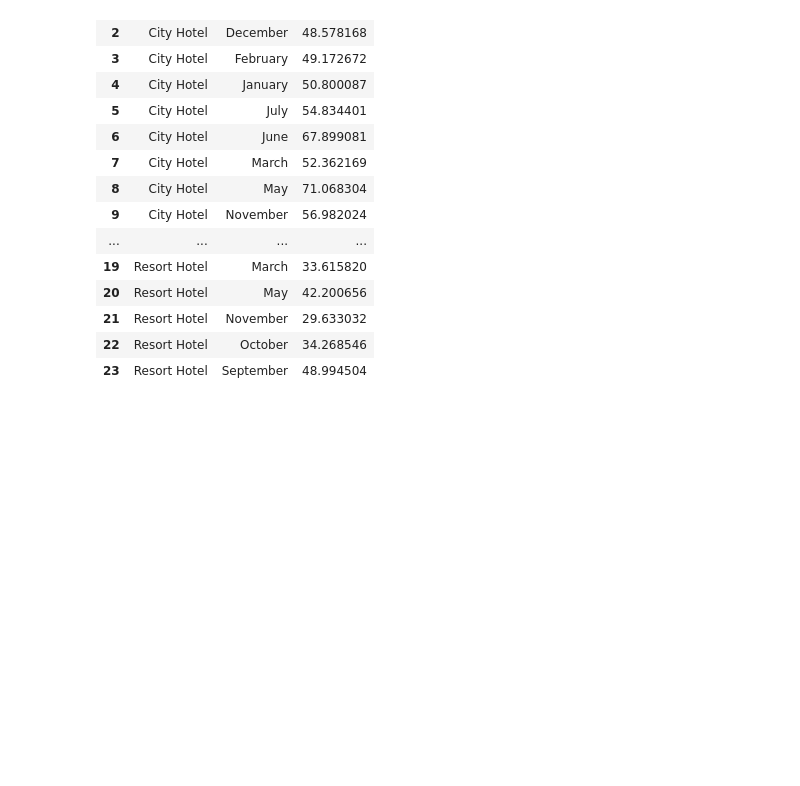
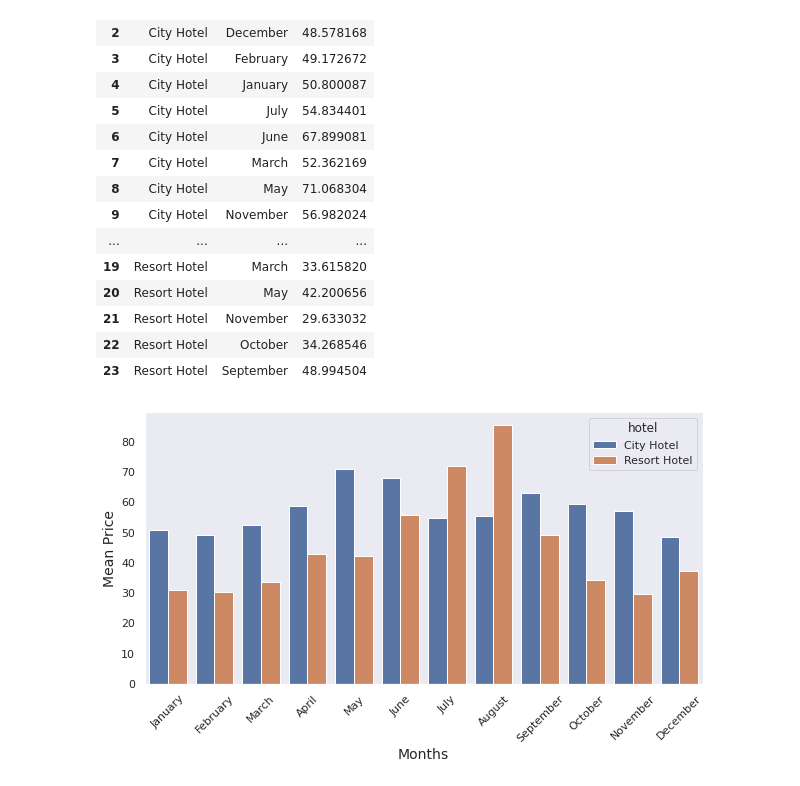
Before and after one commit to axpat/hotel_booking-EDA-notebook, a Jupyter notebook: Hotel_Booking_Analysis_Capstone_Project.ipynb, the cells around one changed output. Drawn from its saved outputs; the diff is of its cells as text; code cells hidden in the pictures; blank space fills up the shorter version.

```diff
--- a/Hotel_Booking_Analysis_Capstone_Project.ipynb
+++ b/Hotel_Booking_Analysis_Capstone_Project.ipynb
@@ -379,3 +377,13 @@ monthlyadr_df
 | 21 | Resort Hotel | November | 29.633032 |
 | 22 | Resort Hotel | October | 34.268546 |
 | 23 | Resort Hotel | September | 48.994504 |
+# %%
+#Now lets plot the graph for above
+month_sorted = ['January','February','March','April','May','June','July','August','September','October','November','December']
+sns.barplot (y= 'mean', x= 'month', data= monthlyadr_df, hue= 'hotel', order= month_sorted)
+plt.xticks(rotation = 45)
+plt.ylabel('Mean Price', size=14)
+plt.xlabel('Months', size=14)
+plt.show()
+# %% [output]
+[figure, added]
```
Also changed, not shown: parts of 36 cells of this notebook.
